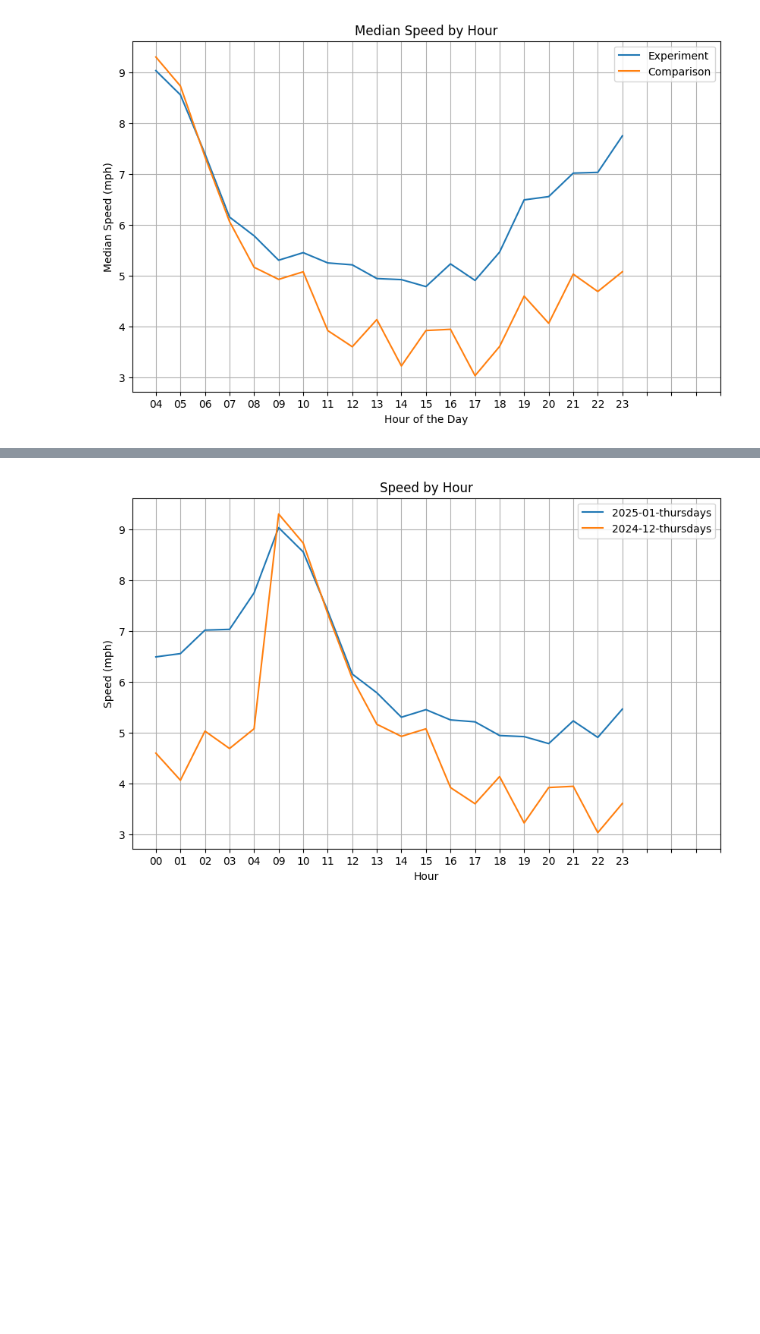
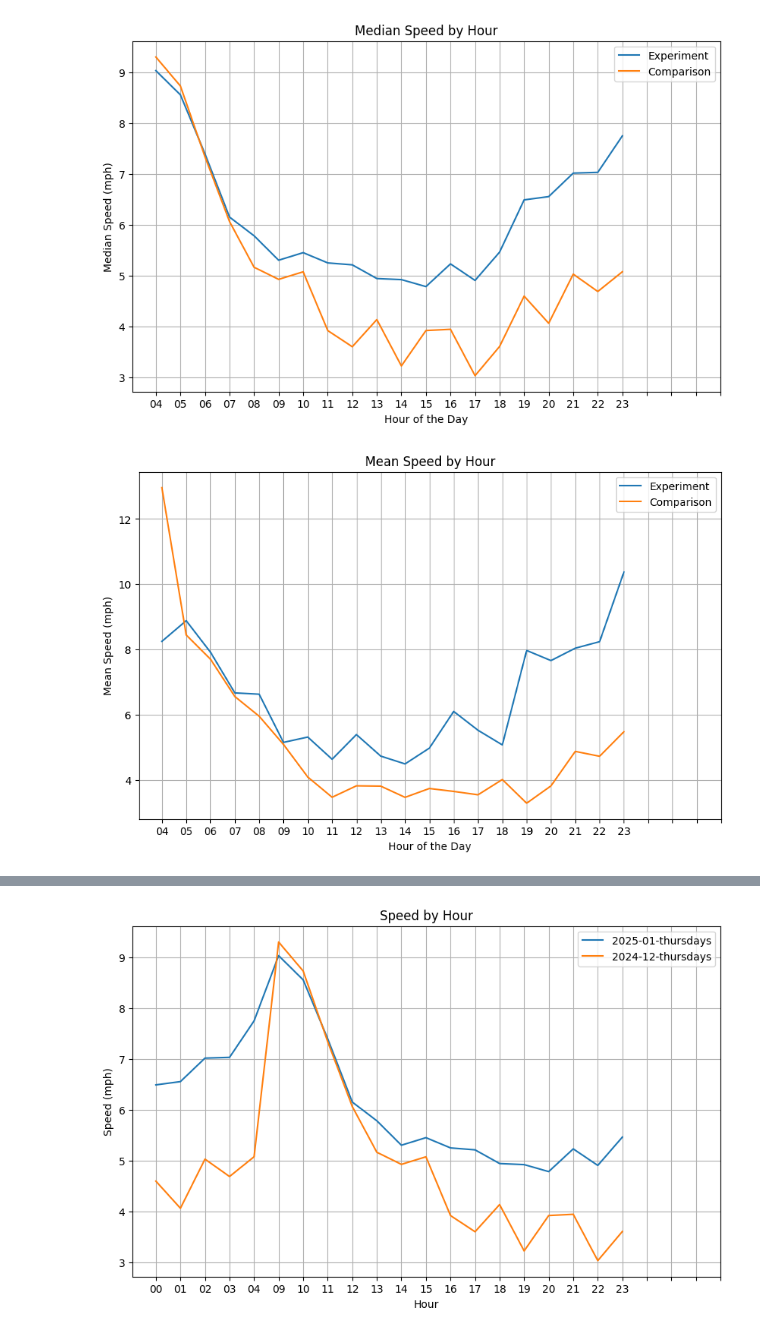
Before and after one commit to Cornell-Tech-Urban-Tech-Hub/gtfs-realtime-performance, a Jupyter notebook: notebooks/congestionPricing_bus_speed.ipynb, the cells around one changed output, grey strips where cells are left out. Drawn from its saved outputs; the diff is of its cells as text; code cells hidden in the pictures; blank space fills up the shorter version.

Commit message:
visualization of speed by segment and day

```diff
--- a/notebooks/congestionPricing_bus_speed.ipynb
+++ b/notebooks/congestionPricing_bus_speed.ipynb
@@ -438,3 +438,33 @@ plt.grid(True)
 plt.show()
 # %% [output]
 [figure]
+# %%
+df_experiment = bus_speed_202501thurs_cz.copy()
+df_comparison = bus_speed_202412thurs_cz.copy()
+
+# average speed, group by hour and weekday
+df_experiment = df_experiment.groupby(["hour", "weekday"]).agg(
+    total_segment_length=("segment_length", "sum"),
+    total_time_elapsed=("time_elapsed", "sum")
+).reset_index()
+df_experiment["speed_mean"] = df_experiment["total_segment_length"] / df_experiment["total_time_elapsed"]
+
+df_comparison = df_comparison.groupby(["hour", "weekday"]).agg(
+    total_segment_length=("segment_length", "sum"),
+    total_time_elapsed=("time_elapsed", "sum")
+).reset_index()
+df_comparison["speed_mean"] = df_comparison["total_segment_length"] / df_comparison["total_time_elapsed"]
+
+# Generate a plot with x-axis as hour of the day and y-axis as mean speed (mph)
+plt.figure(figsize=(10, 6))
+plt.plot(df_experiment["hour"], df_experiment["speed_mean"], label="Experiment")
+plt.plot(df_comparison["hour"], df_comparison["speed_mean"], label="Comparison")
+plt.title("Mean Speed by Hour")
+plt.xlabel("Hour of the Day")
+plt.ylabel("Mean Speed (mph)")
+plt.xticks(range(0, 24))
+plt.legend()
+plt.grid(True)
+plt.show()
+# %% [output]
+[figure, added]
```
Also changed, not shown: parts of 3 cells of this notebook.
